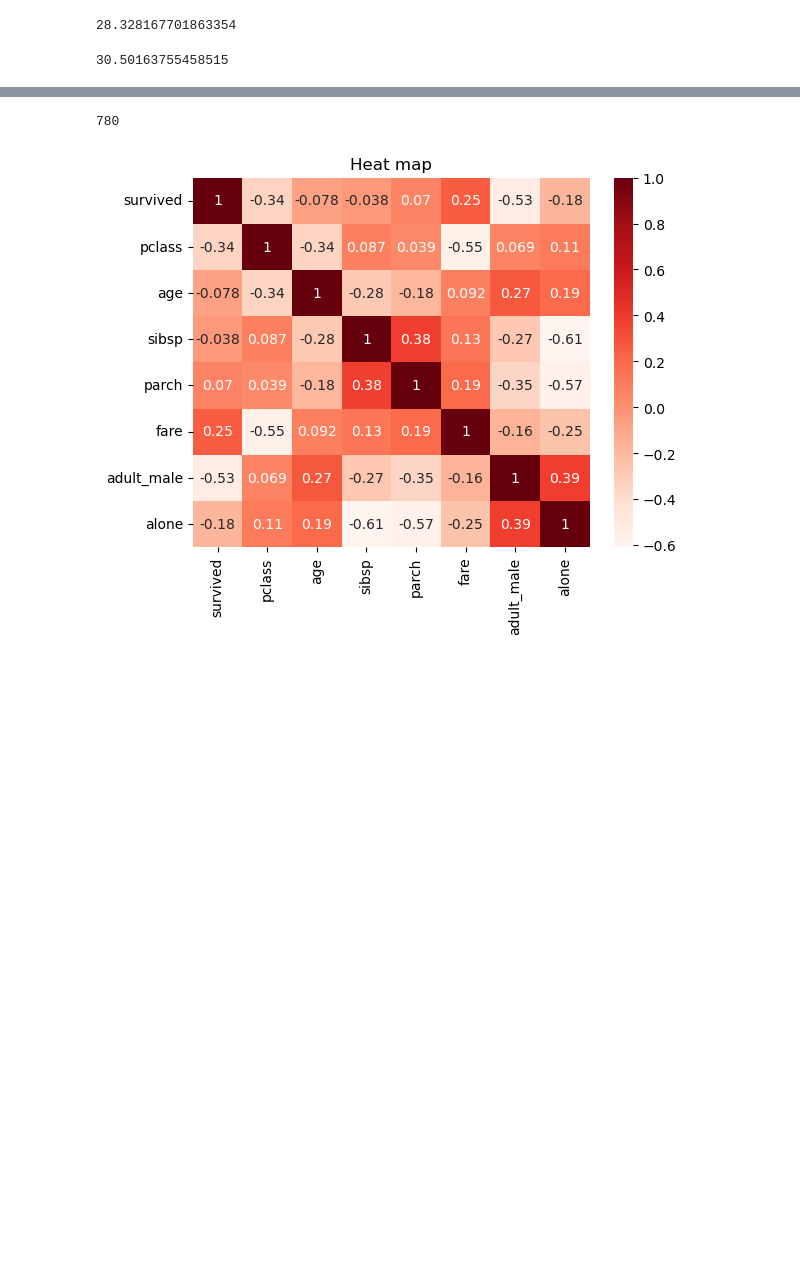
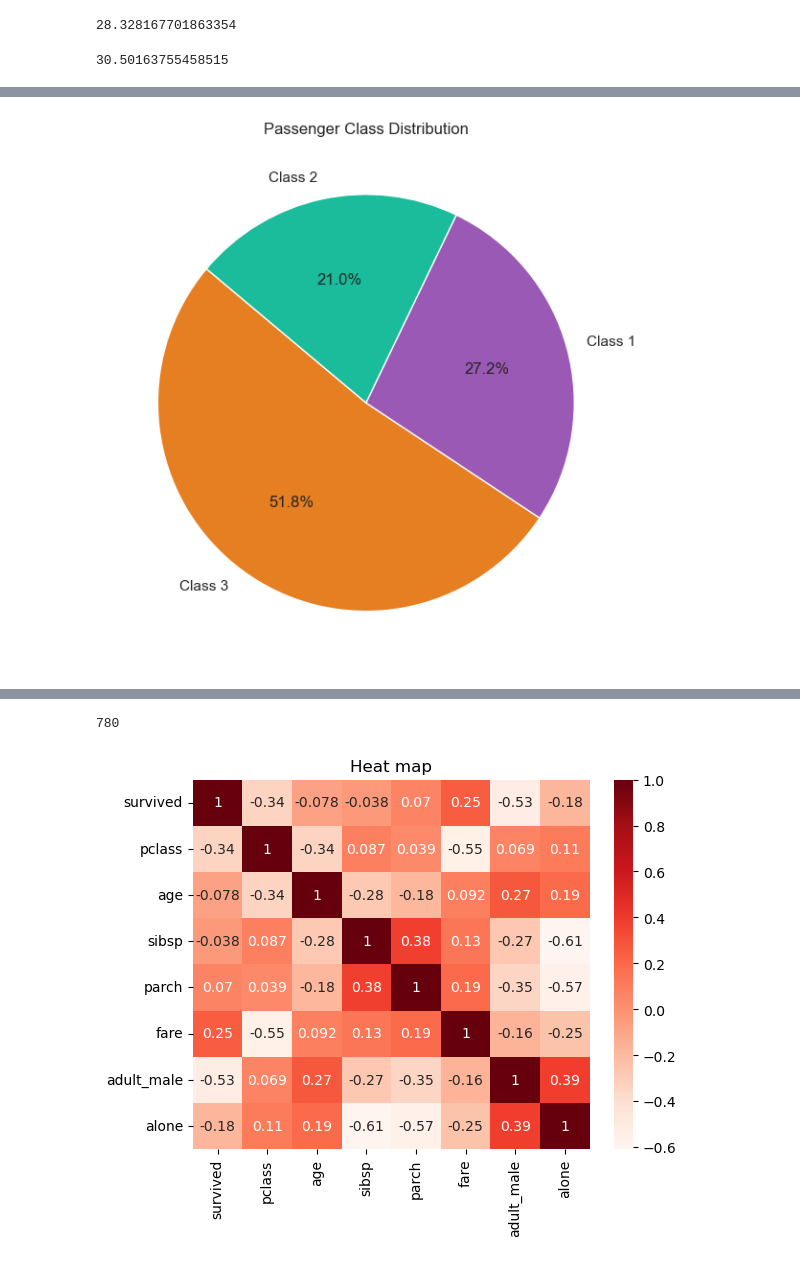
Before and after one commit to Gaurav5791/DATA-SCIENCE-Project-1, a Jupyter notebook: Untitled12.ipynb, the cells around one changed output, grey strips where cells are left out. Cells and saved outputs as stored; diff of their text form; code cells hidden in the pictures; blank space fills up the shorter version.

```diff
--- a/Untitled12.ipynb
+++ b/Untitled12.ipynb
@@ -254,0 +307,11 @@ print(avg_age_not_survived)
+# %%
+plt.figure(figsize=(6, 6))
+class_counts = df['pclass'].value_counts()
+plt.pie(class_counts.values, labels=['Class 3', 'Class 1', 'Class 2'],
+        autopct='%1.1f%%', colors=['#e67e22', '#9b59b6', '#1abc9c'], startangle=140)
+plt.title('Passenger Class Distribution')
+plt.tight_layout()
+plt.savefig('chart3_class_distribution.png')
+plt.show()
+# %% [output]
+[figure, added]
```
Also changed, not shown: parts of 7 cells of this notebook, 5 other files.
